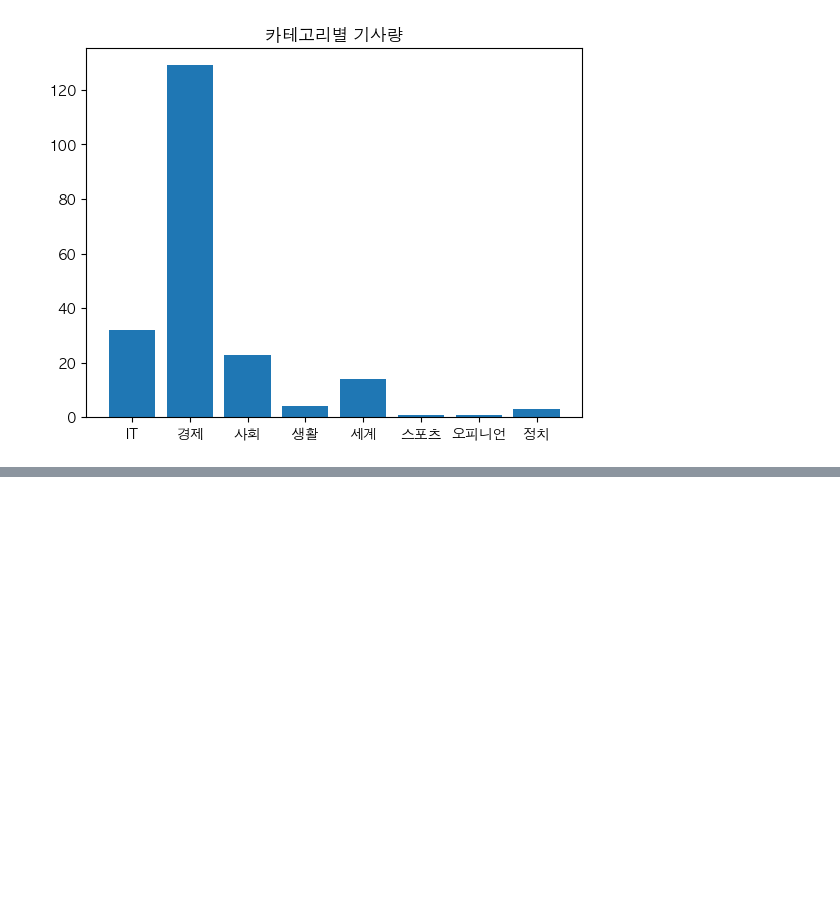
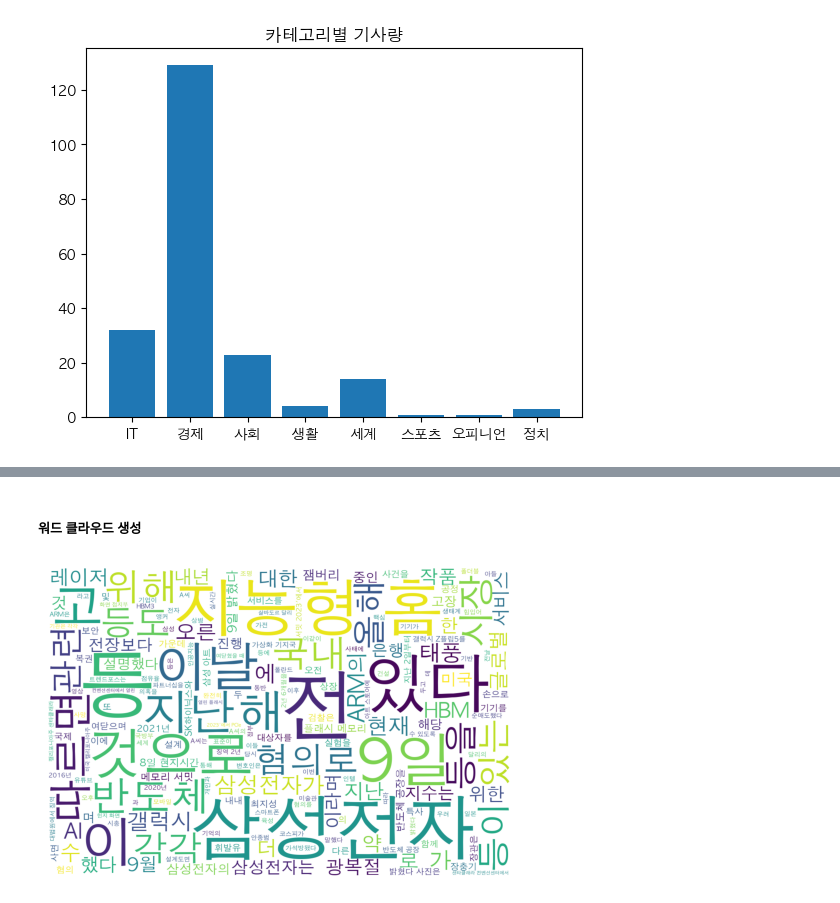
Before and after one commit to heedahan1619/Samsung_Electronics_project, a Jupyter notebook: samsung_electronics.ipynb, the cells around one changed output, grey strips where cells are left out. Saved outputs shown, nothing was run; the diff lists cells and outputs as text; code cells hidden in the pictures; blank space fills up the shorter version.

```diff
--- a/samsung_electronics.ipynb
+++ b/samsung_electronics.ipynb
@@ -713,0 +796,12 @@ plt.show()
+# %% [markdown]
+##### 워드 클라우드 생성
+# %%
+wordcloud = WordCloud(max_font_size = 200, font_path = '/Library/Fonts/AppleGothic', background_color = '#FFFFFF', width = 1200, height = 800).generate(' '.join(word))
+
+plt.figure(figsize=(5, 5)) # 워드 클라우드 사이즈 설정
+plt.imshow(wordcloud)
+plt.tight_layout(pad=0)
+plt.axis('off')
+plt.show()
+# %% [output]
+[figure, added]
```
Also changed, not shown: parts of 13 cells of this notebook.
